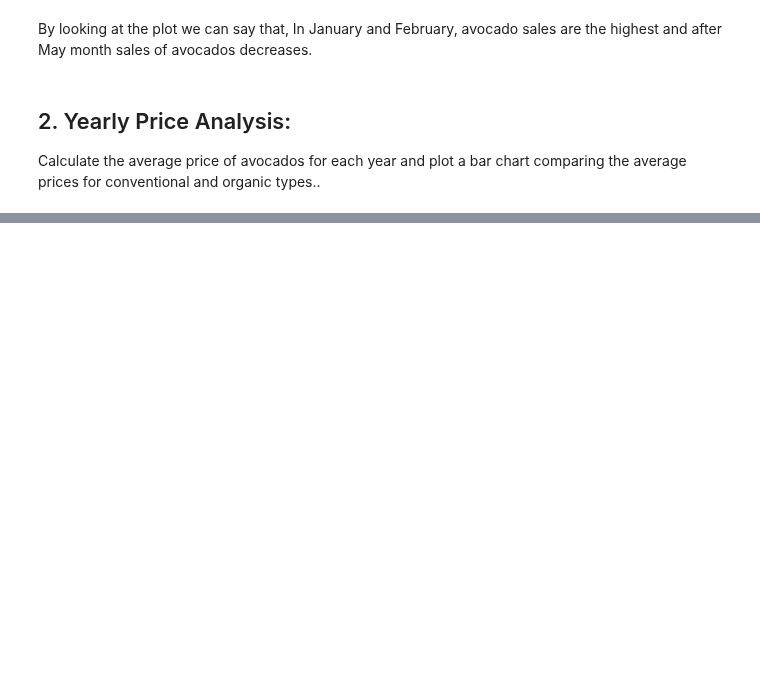
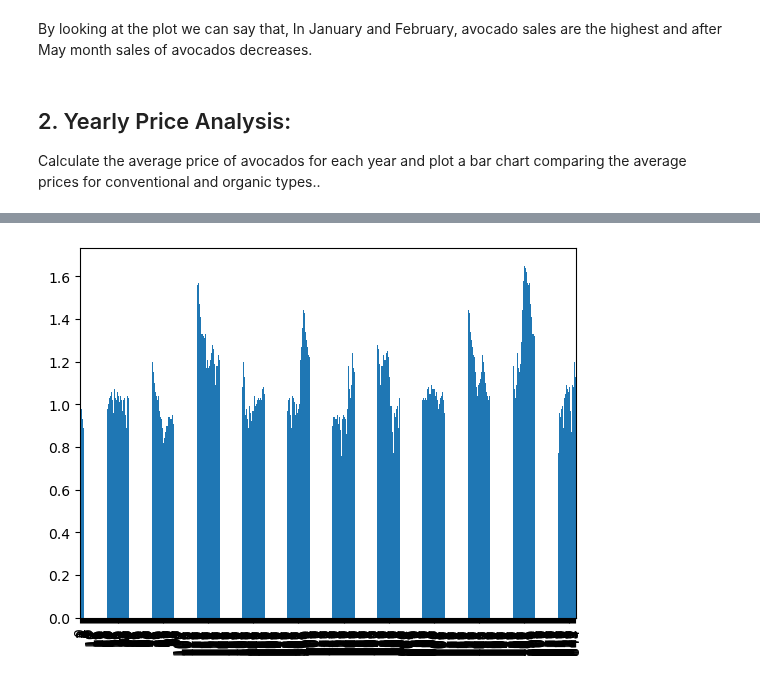
Before and after one commit to S827/python-programs, a Jupyter notebook: EDAPractice/DMWithPandas/CH4_CreatingAndVisualizingDataframes/4.1_VisualizingData.ipynb, the cells around one changed output, grey strips where cells are left out. Drawn from its saved outputs; the diff is of its cells as text; code cells hidden in the pictures; blank space fills up the shorter version.

```diff
--- a/EDAPractice/DMWithPandas/CH4_CreatingAndVisualizingDataframes/4.1_VisualizingData.ipynb
+++ b/EDAPractice/DMWithPandas/CH4_CreatingAndVisualizingDataframes/4.1_VisualizingData.ipynb
@@ -89,0 +103,4 @@ Calculate the average price of avocados for each year and plot a bar chart compa
+# %%
+avocado[avocado['type'] == 'conventional']['avg_price'].plot(x='year', y='avg_price', kind='bar', rot=90);
+# %% [output]
+[figure, added]
```
Also changed, not shown: parts of 1 cell of this notebook.
